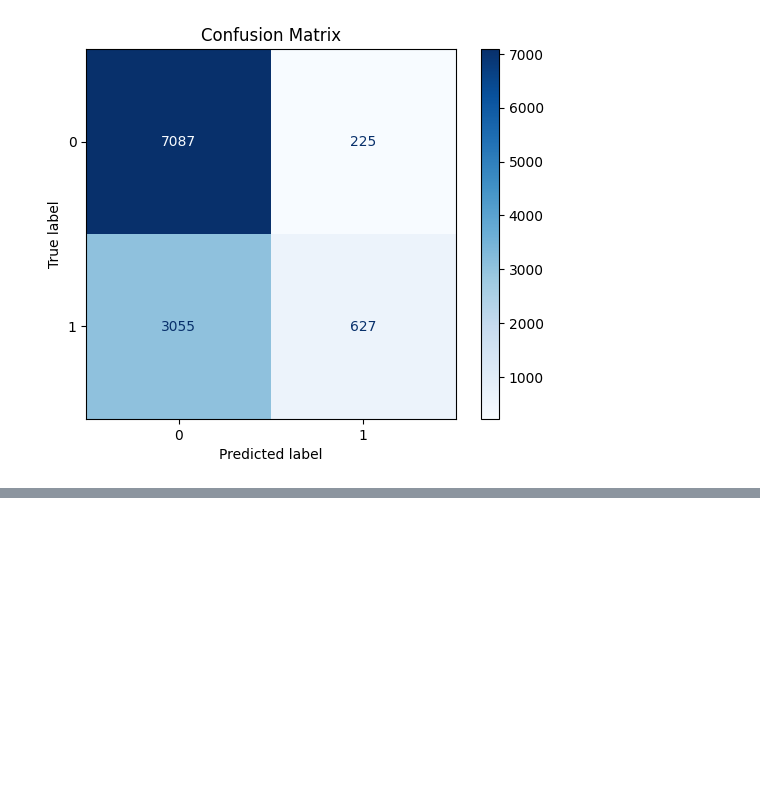
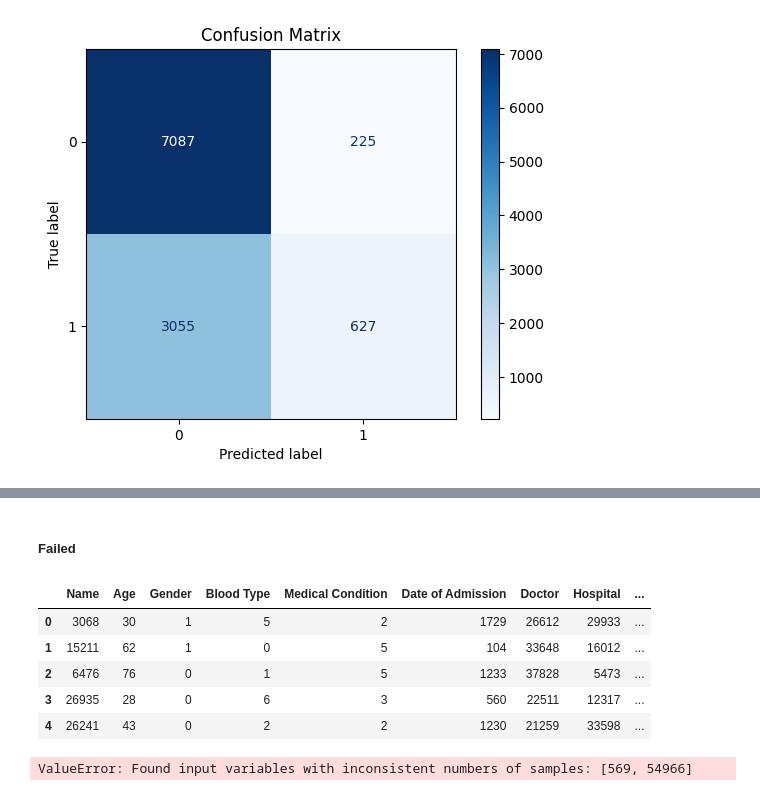
Before and after one commit to WinstonBudi/MY-DAC-Curriculum, a Jupyter notebook: Internal Project/Project 2.ipynb, the cells around one changed output, grey strips where cells are left out. Cells and saved outputs as stored; diff of their text form; code cells hidden in the pictures; blank space fills up the shorter version.

```diff
--- a/Internal Project/Project 2.ipynb
+++ b/Internal Project/Project 2.ipynb
@@ -212,0 +280,2 @@ Predicted Test Result: 0
+# %% [markdown]
+##### Failed
@@ -212,0 +285,21 @@ Predicted Test Result: 0
+# %%
+df.head()
+# %% [output]
+|  | Name | Age | Gender | Blood Type | Medical Condition | Date of Admission | Doctor | Hospital | ... |
+| 0 | 3068 | 30 | 1 | 5 | 2 | 1729 | 26612 | 29933 | ... |
+| 1 | 15211 | 62 | 1 | 0 | 5 | 104 | 33648 | 16012 | ... |
+| 2 | 6476 | 76 | 0 | 1 | 5 | 1233 | 37828 | 5473 | ... |
+| 3 | 26935 | 28 | 0 | 6 | 3 | 560 | 22511 | 12317 | ... |
+| 4 | 26241 | 43 | 0 | 2 | 2 | 1230 | 21259 | 33598 | ... |
+# %%
+# Split the data into training and test data
+x_train, x_test, y_train, y_test = train_test_split(x, y, test_size=0.3)
+
+# Initialize the StandardScaler
+scaler = StandardScaler()
+
+# Fit the scaler on the training data and transform both training and test data
+x_train_scaled = scaler.fit_transform(x_train)
+x_test_scaled = scaler.transform(x_test)
+# %% [output]
+ValueError: Found input variables with inconsistent numbers of samples: [569, 54966]
```
Also changed, not shown: parts of 7 cells of this notebook.
